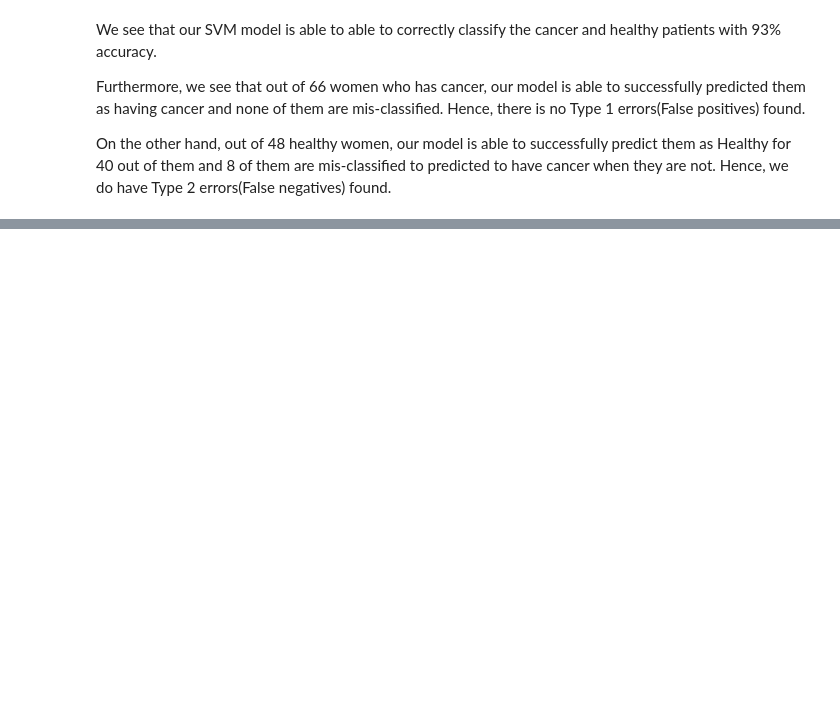
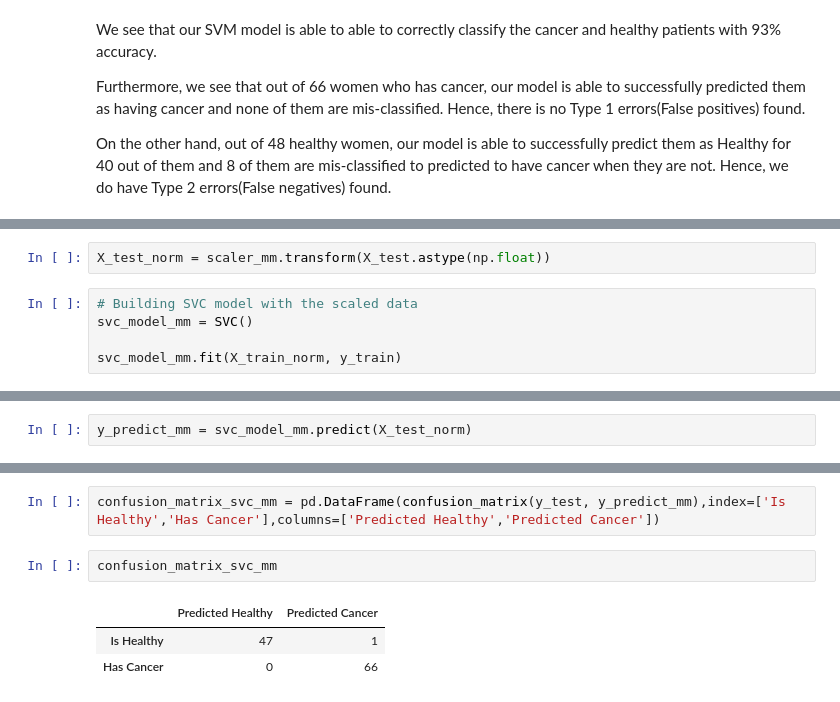
Before and after one commit to rameshs-data/CancerPrediction, a Jupyter notebook: Cancer_Prediction.ipynb, the cells around one changed output, grey strips where cells are left out. Saved outputs shown, nothing was run; the diff lists cells and outputs as text; blank space fills up the shorter version.

Commit message:
Model improvement

```diff
--- a/Cancer_Prediction.ipynb
+++ b/Cancer_Prediction.ipynb
@@ -164,0 +188,7 @@ On the other hand, out of 48 healthy women, our model is able to successfully pr
+# %%
+X_test_norm = scaler_mm.transform(X_test.astype(np.float))
+# %%
+# Building SVC model with the scaled data
+svc_model_mm = SVC()
+
+svc_model_mm.fit(X_train_norm, y_train)
@@ -164,0 +197,2 @@ On the other hand, out of 48 healthy women, our model is able to successfully pr
+# %%
+y_predict_mm = svc_model_mm.predict(X_test_norm)
@@ -164,0 +209,8 @@ On the other hand, out of 48 healthy women, our model is able to successfully pr
+# %%
+confusion_matrix_svc_mm = pd.DataFrame(confusion_matrix(y_test, y_predict_mm),index=['Is Healthy','Has Cancer'],columns=['Predicted Healthy','Predicted Cancer'])
+# %%
+confusion_matrix_svc_mm
+# %% [output]
+|  | Predicted Healthy | Predicted Cancer |
+| Is Healthy | 47 | 1 |
+| Has Cancer | 0 | 66 |
```
Also changed, not shown: parts of 57 cells of this notebook.
